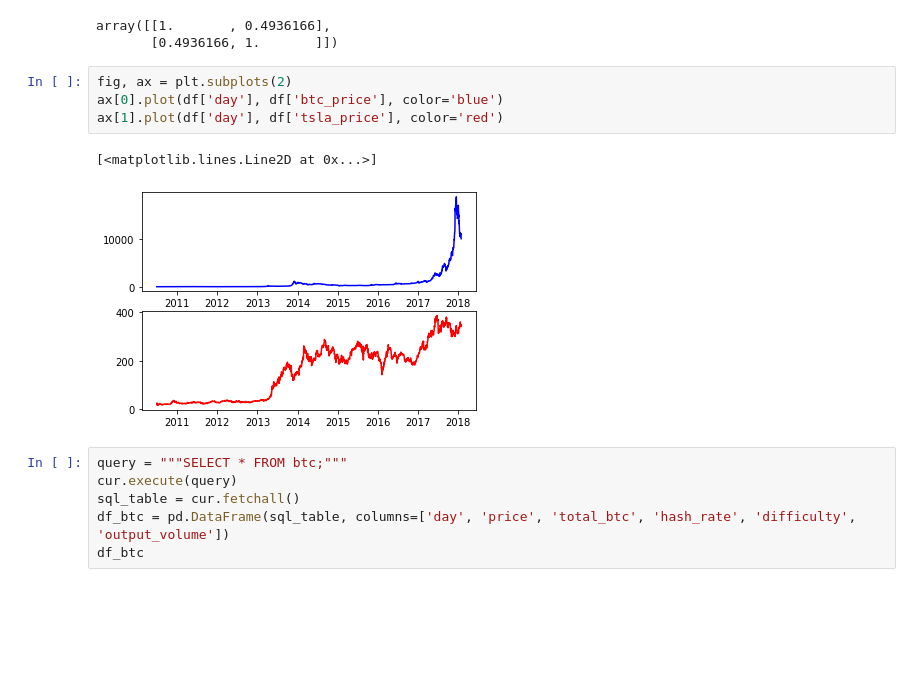
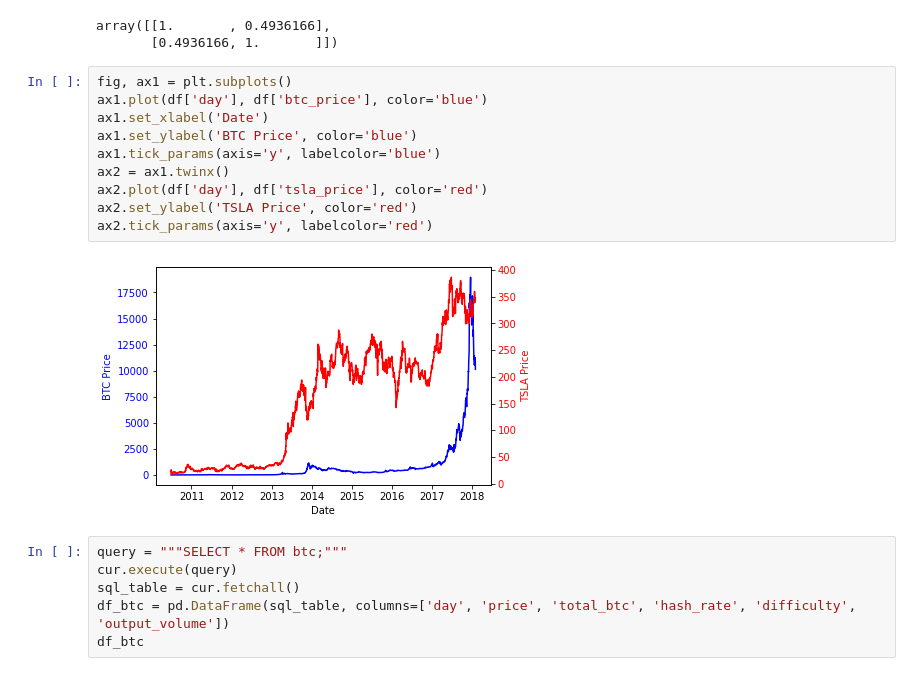
Before and after one commit to ib-nosirov/csci403_project9, a Jupyter notebook: project9.ipynb, the cells around one changed output. Drawn from its saved outputs; the diff is of its cells as text; blank space fills up the shorter version.

Commit message:
Merged/scaled plots with shared x axis

```diff
--- a/project9.ipynb
+++ b/project9.ipynb
@@ -37,12 +37,17 @@ np.corrcoef(df['tsla_price'], df['btc_price'])
 array([[1.       , 0.4936166],
        [0.4936166, 1.       ]])
 # %%
-fig, ax = plt.subplots(2)
-ax[0].plot(df['day'], df['btc_price'], color='blue')
-ax[1].plot(df['day'], df['tsla_price'], color='red')
+fig, ax1 = plt.subplots()
+ax1.plot(df['day'], df['btc_price'], color='blue')
+ax1.set_xlabel('Date')
+ax1.set_ylabel('BTC Price', color='blue')
+ax1.tick_params(axis='y', labelcolor='blue')
+ax2 = ax1.twinx()
+ax2.plot(df['day'], df['tsla_price'], color='red')
+ax2.set_ylabel('TSLA Price', color='red')
+ax2.tick_params(axis='y', labelcolor='red')
 # %% [output]
-[<matplotlib.lines.Line2D at 0x...>]
-[figure, old version]
+[figure, new version]
 # %%
 query = """SELECT * FROM btc;"""
 cur.execute(query)
```
Also changed, not shown: parts of 3 cells of this notebook.
